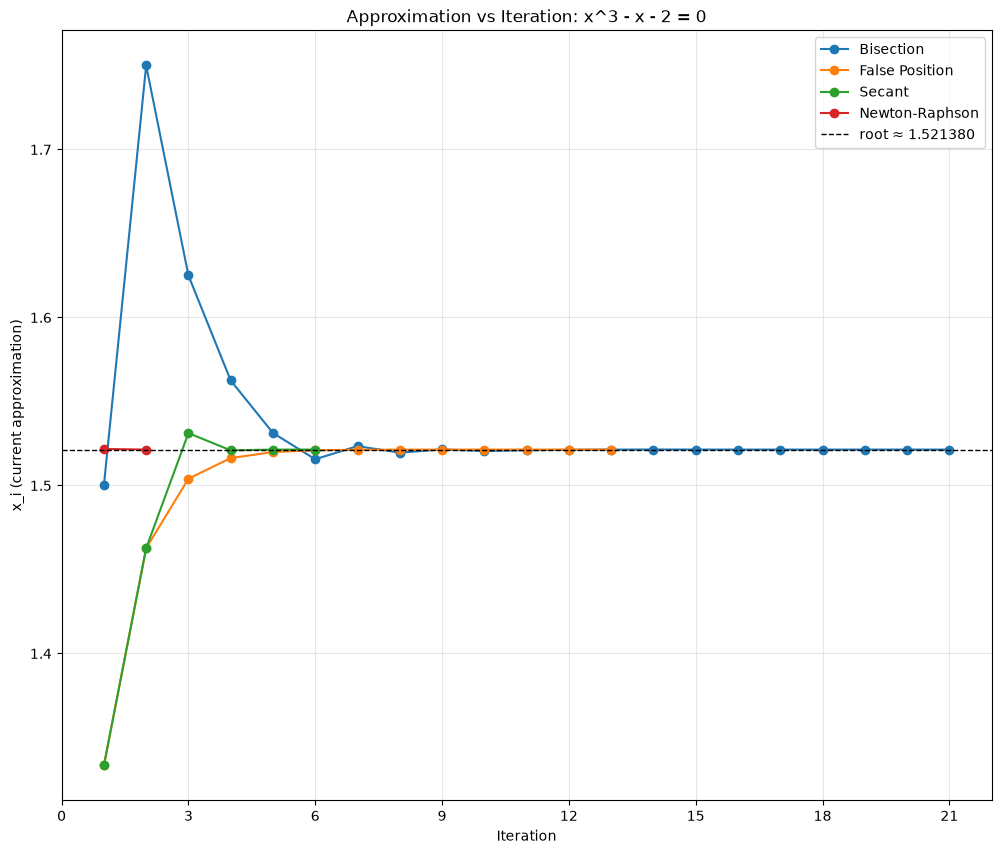
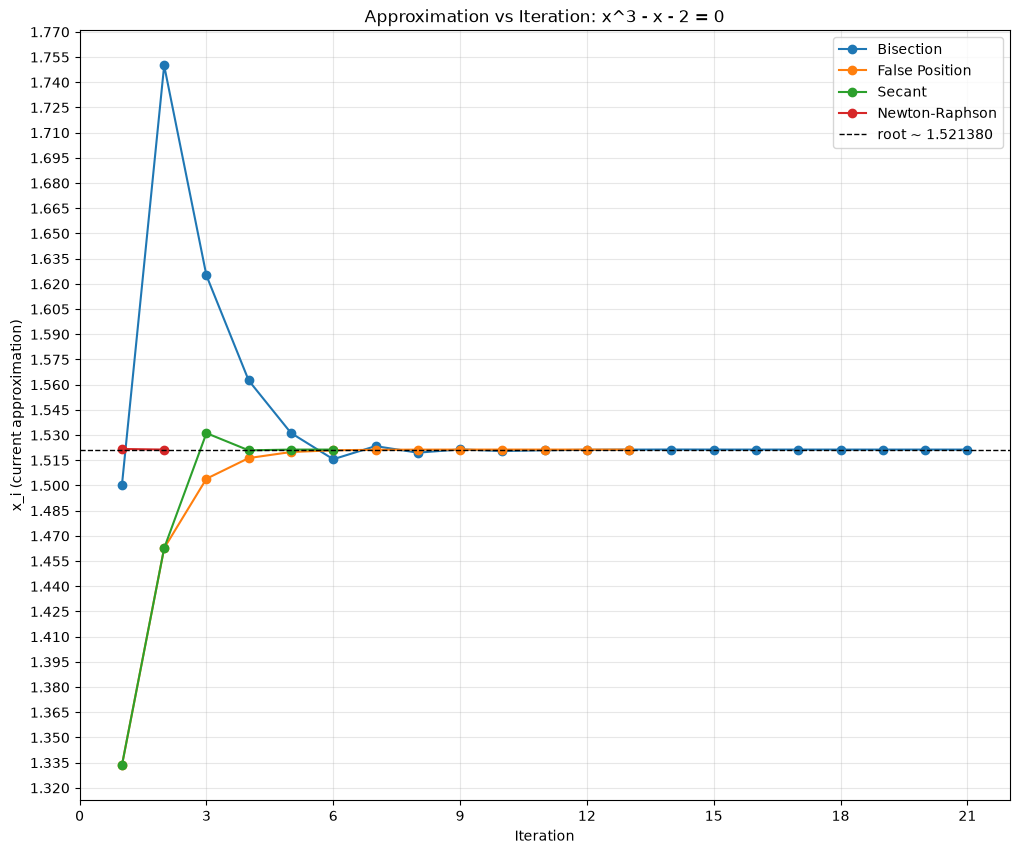
Unified diff of the notebook cell whose output changed from the first chart to the second:
--- before
+++ after
@@ -1,3 +1,3 @@
-from matplotlib.ticker import MaxNLocator
+from matplotlib.ticker import MaxNLocator, FormatStrFormatter
 
 
@@ -30,9 +30,12 @@
         plt.plot(range(1, n_iter + 1), x_vals, marker="o", label=name)
 
-    plt.axhline(root_ref, color="black", linewidth=1, linestyle="--", label=f"root ≈ {root_ref:.6f}")
+    plt.axhline(root_ref, color="black", linewidth=1, linestyle="--", label=f"root ~ {root_ref:.6f}")
     plt.title(f"Approximation vs Iteration: {label}")
     plt.xlabel("Iteration")
     plt.ylabel("x_i (current approximation)")
-    plt.gca().xaxis.set_major_locator(MaxNLocator(integer=True))
+    ax = plt.gca()
+    ax.xaxis.set_major_locator(MaxNLocator(integer=True))
+    ax.yaxis.set_major_locator(MaxNLocator(nbins=40))
+    ax.yaxis.set_major_formatter(FormatStrFormatter("%.3f"))
     plt.legend()
     plt.grid(True, alpha=0.3)

Commit: fix(graph): set larger size of graph